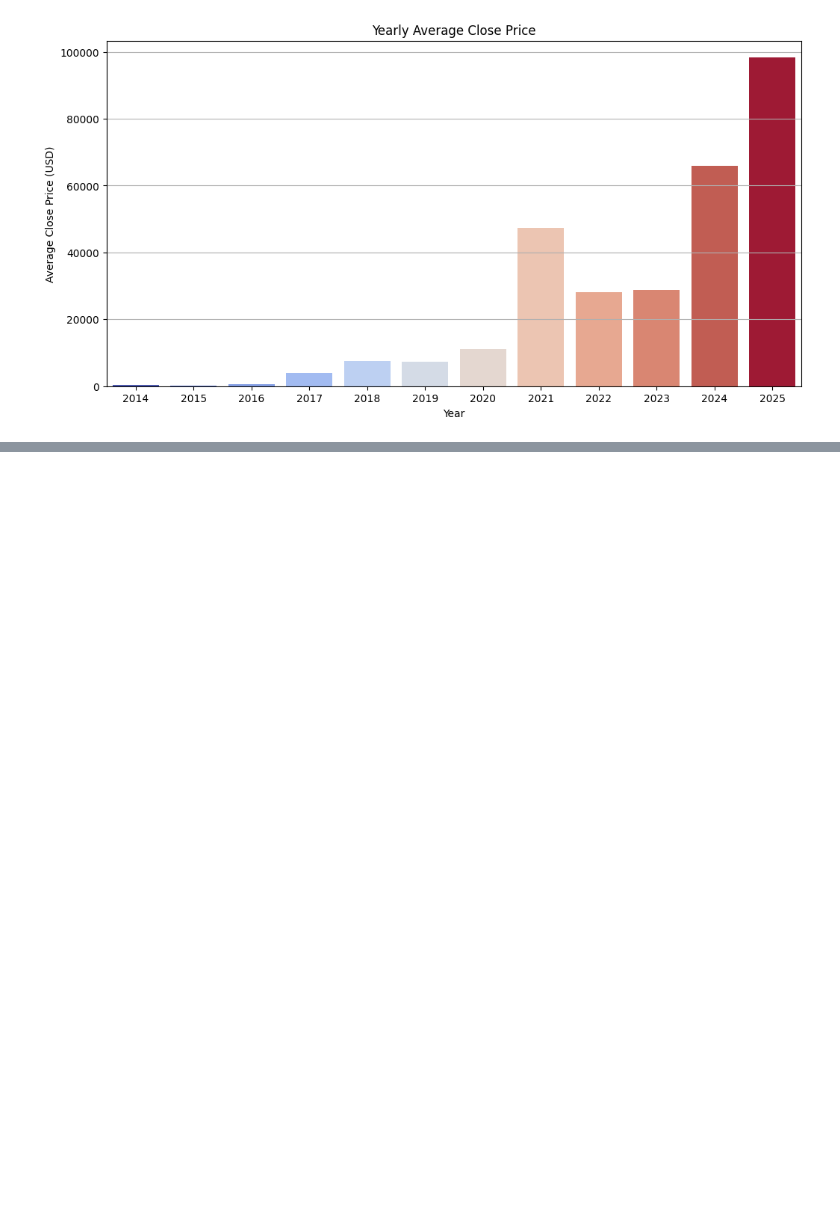
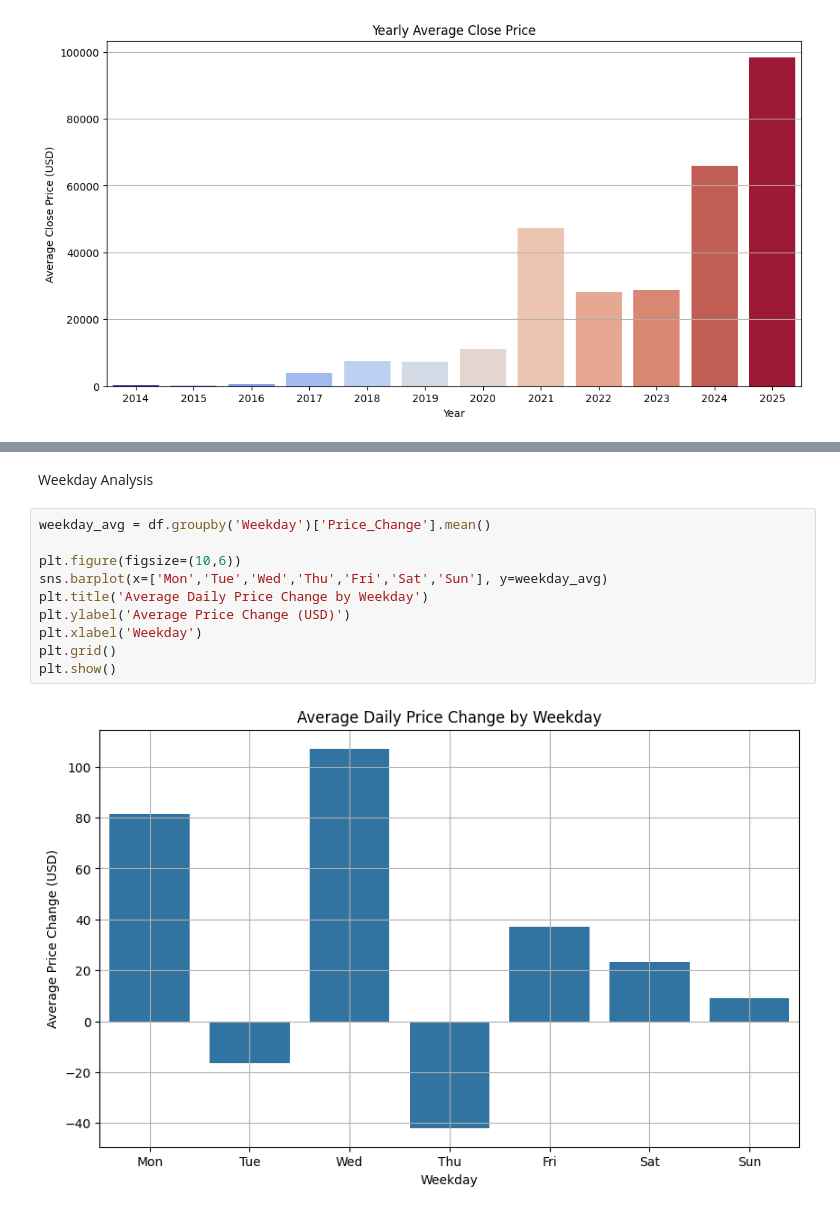
Before and after one commit to EltonGino/Bitcoin-Insights-Pro, a Jupyter notebook: main.ipynb, the cells around one changed output, grey strips where cells are left out. Drawn from its saved outputs; the diff is of its cells as text; blank space fills up the shorter version.

```diff
--- a/main.ipynb
+++ b/main.ipynb
@@ -172,0 +197,14 @@ plt.show()
+# %% [markdown]
+Weekday Analysis
+# %%
+weekday_avg = df.groupby('Weekday')['Price_Change'].mean()
+
+plt.figure(figsize=(10,6))
+sns.barplot(x=['Mon','Tue','Wed','Thu','Fri','Sat','Sun'], y=weekday_avg)
+plt.title('Average Daily Price Change by Weekday')
+plt.ylabel('Average Price Change (USD)')
+plt.xlabel('Weekday')
+plt.grid()
+plt.show()
+# %% [output]
+[figure, added]
```
Also changed, not shown: parts of 4 cells of this notebook.
